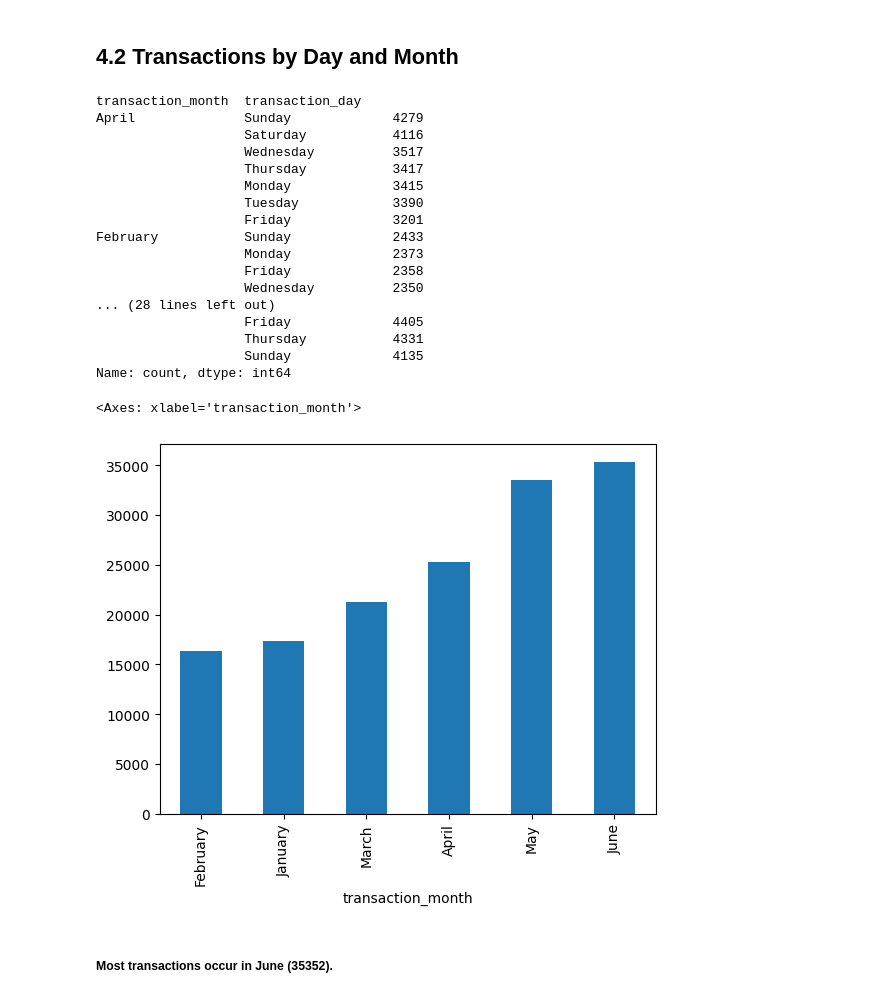
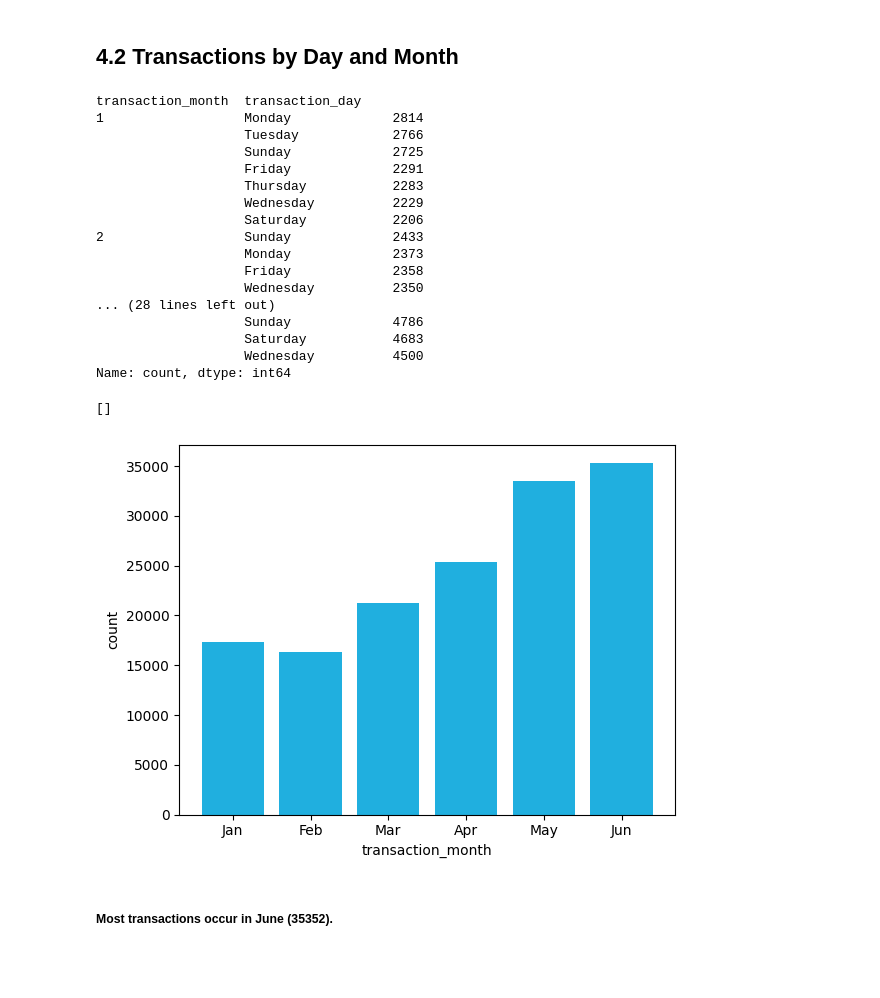
Before and after one commit to gurusharansaini/Machine-Learning, a Jupyter notebook: ML PROJECTS/PROJECT 3/Untitled.ipynb, the cells around one changed output. Saved outputs shown, nothing was run; the diff lists cells and outputs as text; code cells hidden in the pictures; blank space fills up the shorter version.

```diff
--- a/ML PROJECTS/PROJECT 3/Untitled.ipynb
+++ b/ML PROJECTS/PROJECT 3/Untitled.ipynb
@@ -134,7 +134,7 @@ df
 
 
 df['transaction_day'] = df['transaction_date'].dt.day_name()
-df['transaction_month'] = df['transaction_date'].dt.month_name()
+df['transaction_month'] = df['transaction_date'].dt.month
 df['transaction_year'] = df['transaction_date'].dt.year
 # %% [markdown]
 ## 3.4 Creating 3 more variables: transaction_hour, transaction_minute, transaction_second <a id=3.4></a>
@@ -222,27 +224,32 @@ df.describe()
 df.groupby('transaction_month')['transaction_day'].value_counts()
 # %% [output]
 transaction_month  transaction_day
-April              Sunday             4279
-                   Saturday           4116
-                   Wednesday          3517
-                   Thursday           3417
-                   Monday             3415
-                   Tuesday            3390
-                   Friday             3201
-February           Sunday             2433
+1                  Monday             2814
+                   Tuesday            2766
+                   Sunday             2725
+                   Friday             2291
+                   Thursday           2283
+                   Wednesday          2229
+                   Saturday           2206
+2                  Sunday             2433
                    Monday             2373
                    Friday             2358
                    Wednesday          2350
 ... (28 lines left out)
-                   Friday             4405
-                   Thursday           4331
-                   Sunday             4135
+                   Sunday             4786
+                   Saturday           4683
+                   Wednesday          4500
 Name: count, dtype: int64
 # %%
-(df['transaction_month'].value_counts().sort_values()).plot(kind='bar')
+ax = sns.countplot(data=df,x='transaction_month',color="deepskyblue")
+
+ax.set_xticks(range(6))
+ax.set_xticklabels(['Jan','Feb','Mar','Apr','May','Jun'])
+
+ax.plot()
 # %% [output]
-<Axes: xlabel='transaction_month'>
+[]
-[figure, old version]
+[figure, new version]
 # %% [markdown]
 ##### Most transactions occur in June (35352).
 # %% [markdown]
```
Also changed, not shown: parts of 55 cells of this notebook, 1 other file.
